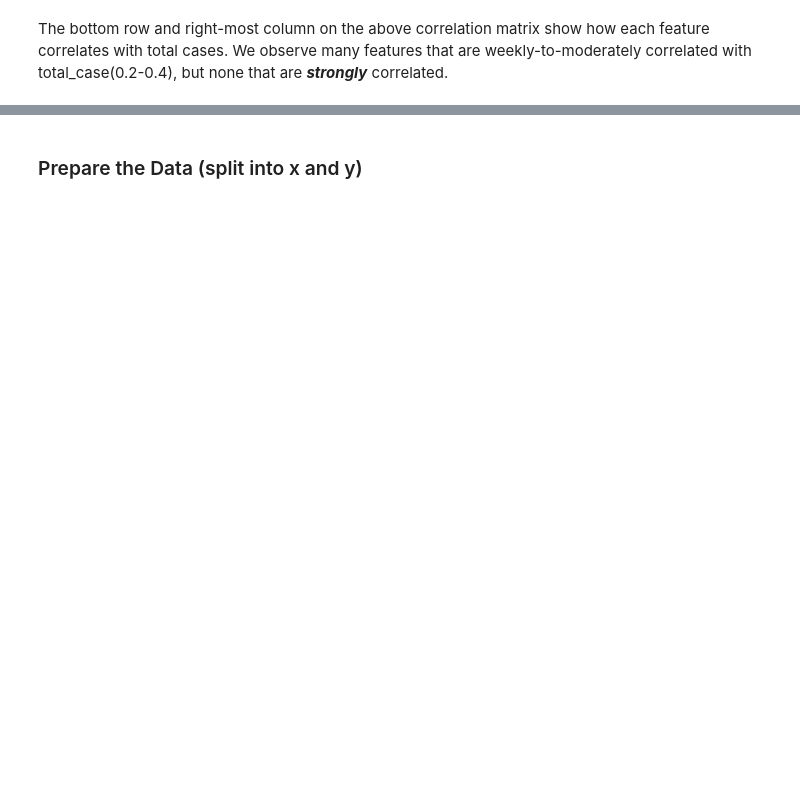
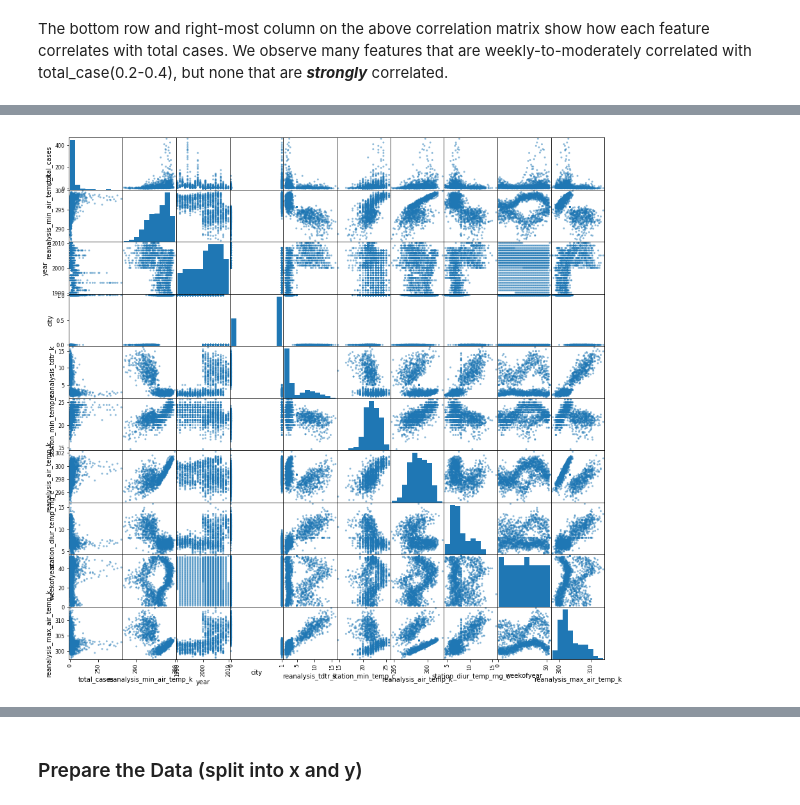
Before and after one commit to ewellsgray/data_science, a Jupyter notebook: dengue/dengue_predict.ipynb, the cells around one changed output, grey strips where cells are left out. Drawn from its saved outputs; the diff is of its cells as text; code cells hidden in the pictures; blank space fills up the shorter version.

Commit message:
scatter matrix and high correlation features

```diff
--- a/dengue/dengue_predict.ipynb
+++ b/dengue/dengue_predict.ipynb
@@ -177,0 +266,4 @@ plt.title('Feature Correlation (with Target)')
+# %%
+_=abs(df.corr()).iloc[-1].sort_values(ascending=False)
+high_corr_feat = list(_.index[0:10])
+print(high_corr_feat)
@@ -181,0 +291,4 @@ plot_corr_matrix(df=df, subset=['ndvi_ne','ndvi_nw','ndvi_se','ndvi_se'], detail
+# %%
+_=pd.plotting.scatter_matrix(df[high_corr_feat], figsize=(15,15))
+# %% [output]
+[figure, added]
```
Also changed, not shown: parts of 25 cells of this notebook.
